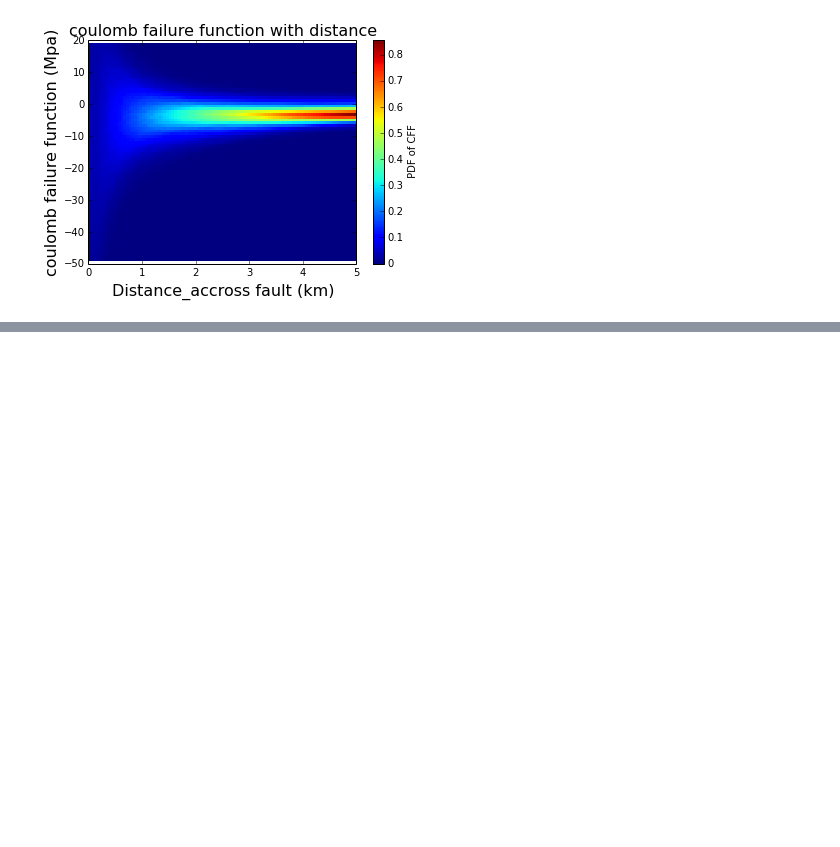
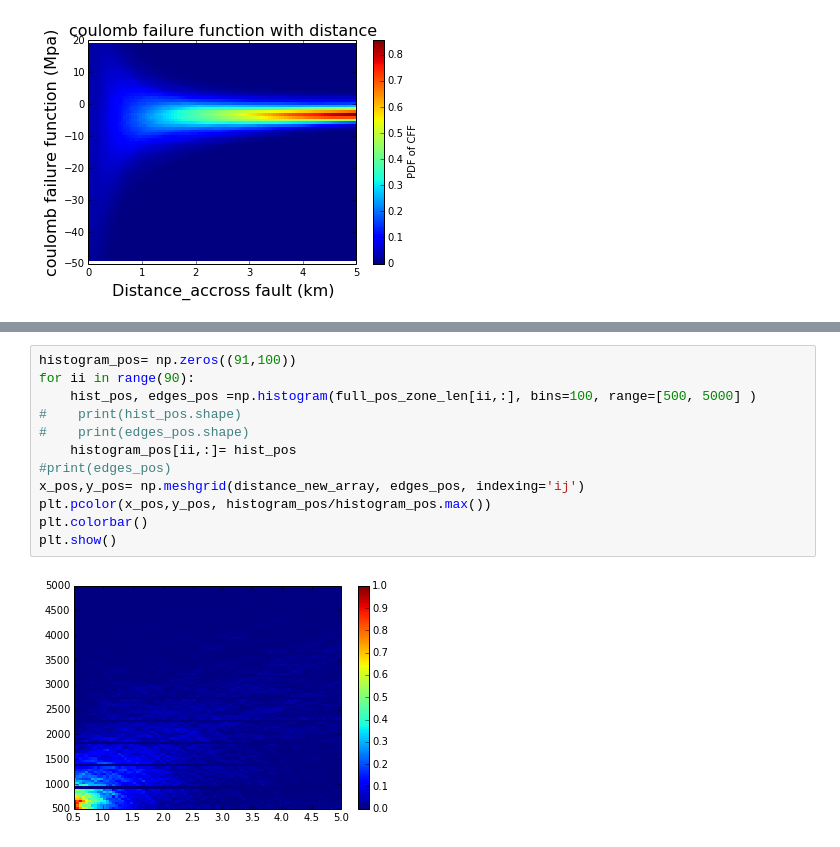
Before and after one commit to ksaslam/analysis_repo, a Jupyter notebook: plots_pdfs.ipynb, the cells around one changed output, grey strips where cells are left out. Drawn from its saved outputs; the diff is of its cells as text; blank space fills up the shorter version.

```diff
--- a/plots_pdfs.ipynb
+++ b/plots_pdfs.ipynb
@@ -150,0 +163,14 @@ plt.show()
+# %%
+histogram_pos= np.zeros((91,100))
+for ii in range(90):
+    hist_pos, edges_pos =np.histogram(full_pos_zone_len[ii,:], bins=100, range=[500, 5000] )
+#    print(hist_pos.shape)
+#    print(edges_pos.shape)
+    histogram_pos[ii,:]= hist_pos
+#print(edges_pos)
+x_pos,y_pos= np.meshgrid(distance_new_array, edges_pos, indexing='ij')
+plt.pcolor(x_pos,y_pos, histogram_pos/histogram_pos.max())
+plt.colorbar()
+plt.show()
+# %% [output]
+[figure, added]
```
Also changed, not shown: parts of 7 cells of this notebook.
